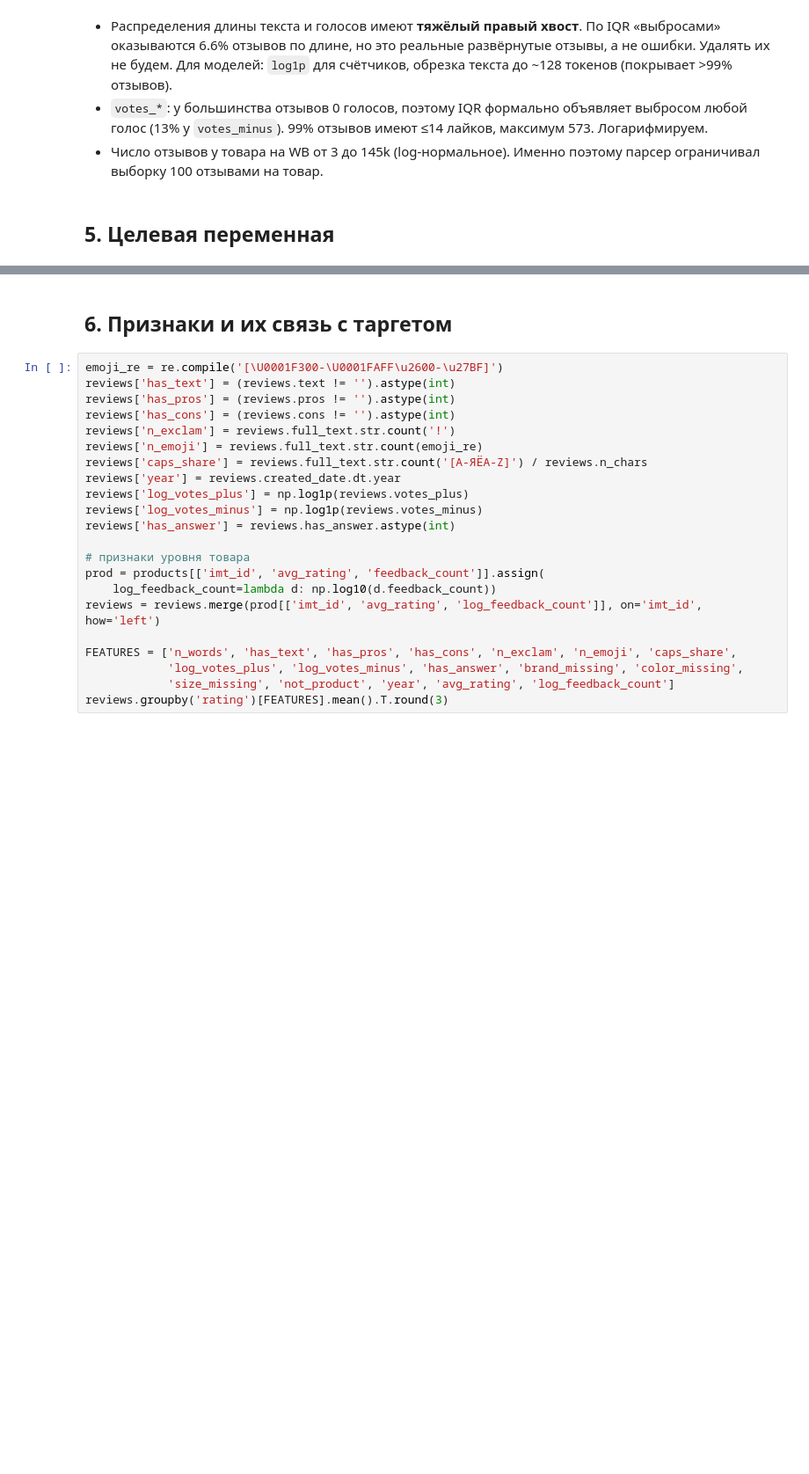
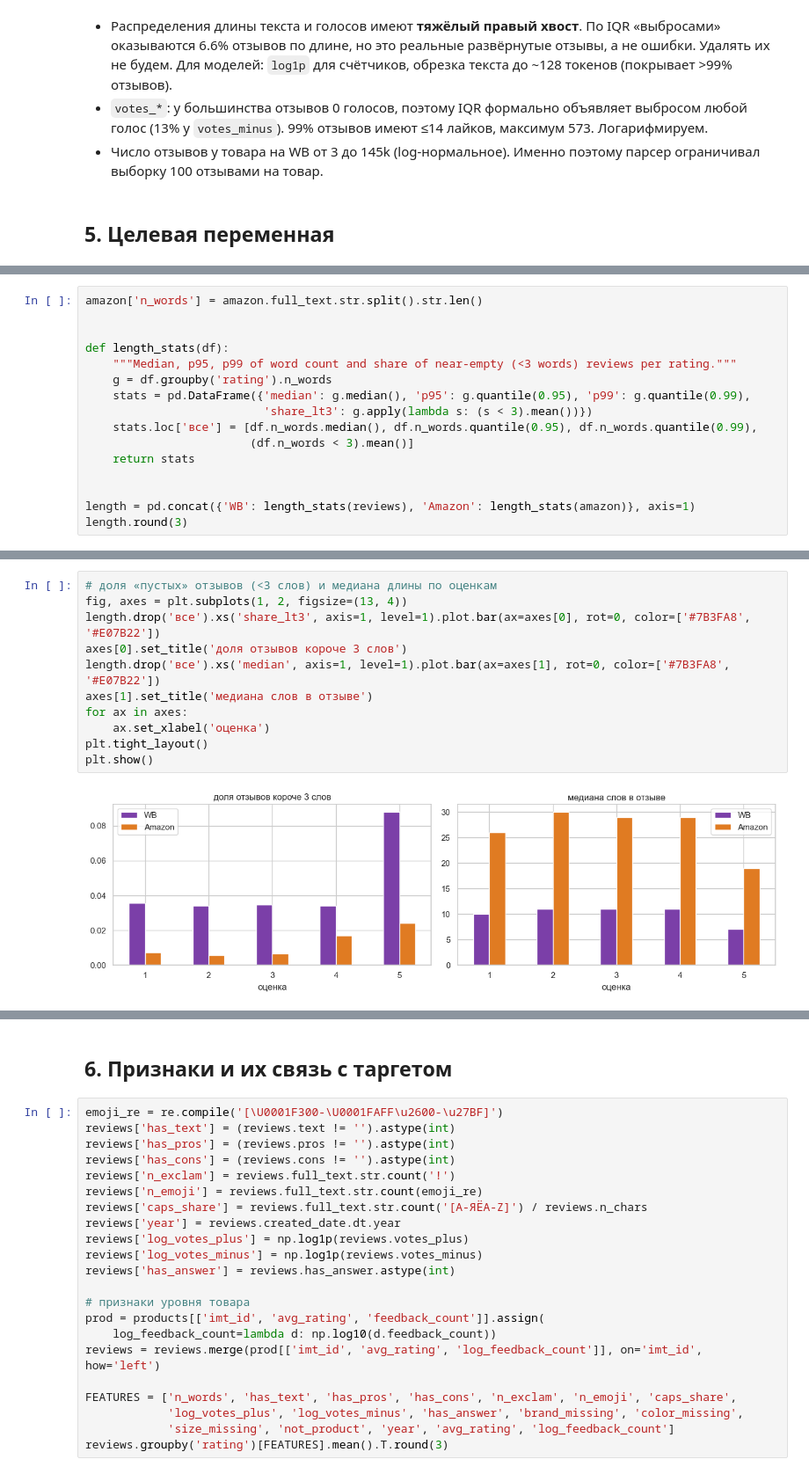
Before and after one commit to ChervovNikita/hse_ai_course_work, a Jupyter notebook: EDA.ipynb, the cells around one changed output, grey strips where cells are left out. Shown at 88% size. Saved outputs shown, nothing was run; the diff lists cells and outputs as text; blank space fills up the shorter version.

```diff
--- a/EDA.ipynb
+++ b/EDA.ipynb
@@ -370,0 +381,16 @@ plt.show()
+# %%
+amazon['n_words'] = amazon.full_text.str.split().str.len()
+
+
+def length_stats(df):
+    """Median, p95, p99 of word count and share of near-empty (<3 words) reviews per rating."""
+    g = df.groupby('rating').n_words
+    stats = pd.DataFrame({'median': g.median(), 'p95': g.quantile(0.95), 'p99': g.quantile(0.99),
+                          'share_lt3': g.apply(lambda s: (s < 3).mean())})
+    stats.loc['все'] = [df.n_words.median(), df.n_words.quantile(0.95), df.n_words.quantile(0.99),
+                        (df.n_words < 3).mean()]
+    return stats
+
+
+length = pd.concat({'WB': length_stats(reviews), 'Amazon': length_stats(amazon)}, axis=1)
+length.round(3)
@@ -370,0 +407,13 @@ plt.show()
+# %%
+# доля «пустых» отзывов (<3 слов) и медиана длины по оценкам
+fig, axes = plt.subplots(1, 2, figsize=(13, 4))
+length.drop('все').xs('share_lt3', axis=1, level=1).plot.bar(ax=axes[0], rot=0, color=['#7B3FA8', '#E07B22'])
+axes[0].set_title('доля отзывов короче 3 слов')
+length.drop('все').xs('median', axis=1, level=1).plot.bar(ax=axes[1], rot=0, color=['#7B3FA8', '#E07B22'])
+axes[1].set_title('медиана слов в отзыве')
+for ax in axes:
+    ax.set_xlabel('оценка')
+plt.tight_layout()
+plt.show()
+# %% [output]
+[figure, added]
```
Also changed, not shown: parts of 34 cells of this notebook, 2 other files.
